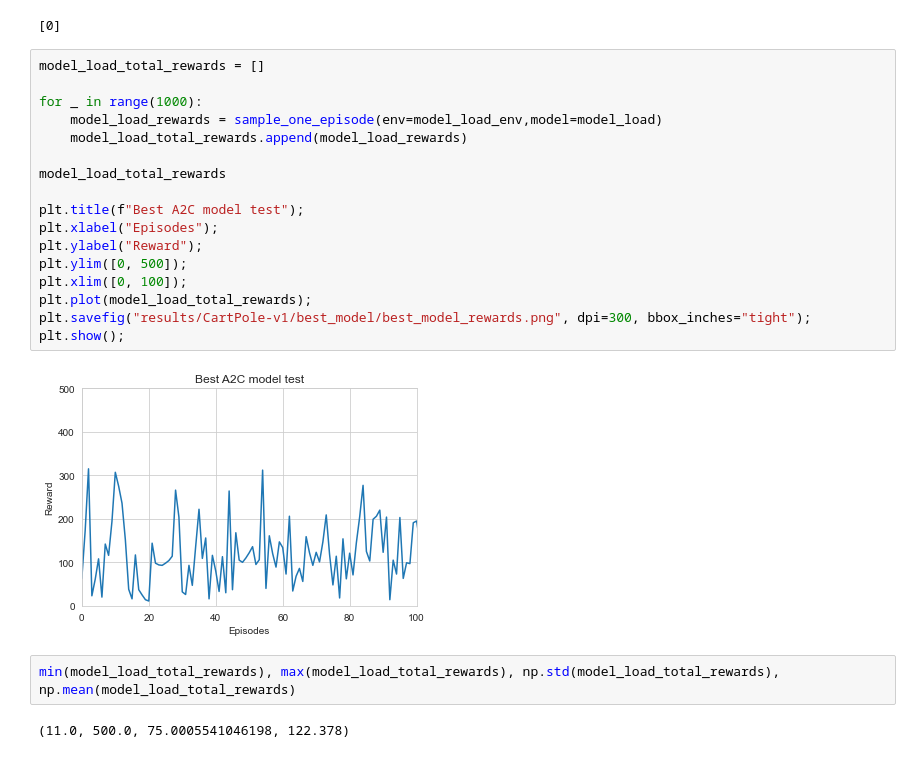
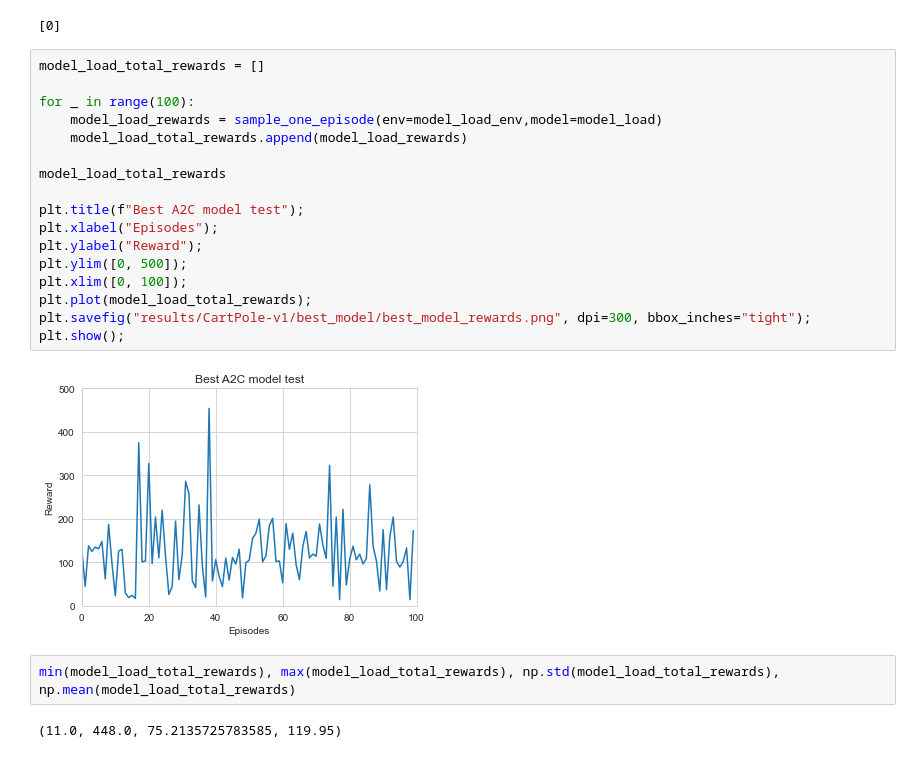
Before and after one commit to feiphoon/inm707-joint-coursework, a Jupyter notebook: src/cartpole/actor_critic_test_v1.ipynb, the cells around one changed output. Cells and saved outputs as stored; diff of their text form.

```diff
--- a/src/cartpole/actor_critic_test_v1.ipynb
+++ b/src/cartpole/actor_critic_test_v1.ipynb
@@ -57,23 +57,23 @@ model_load_env.seed(0)
 # %%
 model_load_total_rewards = []
 
-for _ in range(1000):
+for _ in range(100):
     model_load_rewards = sample_one_episode(env=model_load_env,model=model_load)
     model_load_total_rewards.append(model_load_rewards)
 
 model_load_total_rewards
 
 plt.title(f"Best A2C model test");
 plt.xlabel("Episodes");
 plt.ylabel("Reward");
 plt.ylim([0, 500]);
 plt.xlim([0, 100]);
 plt.plot(model_load_total_rewards);
 plt.savefig("results/CartPole-v1/best_model/best_model_rewards.png", dpi=300, bbox_inches="tight");
 plt.show();
 # %% [output]
-[figure, old version]
+[figure, new version]
 # %%
 min(model_load_total_rewards), max(model_load_total_rewards), np.std(model_load_total_rewards), np.mean(model_load_total_rewards)
 # %% [output]
-(11.0, 500.0, 75.0005541046198, 122.378)
+(11.0, 448.0, 75.2135725783585, 119.95)
```
Also changed, not shown: parts of 2 cells of this notebook, 1 other file.
